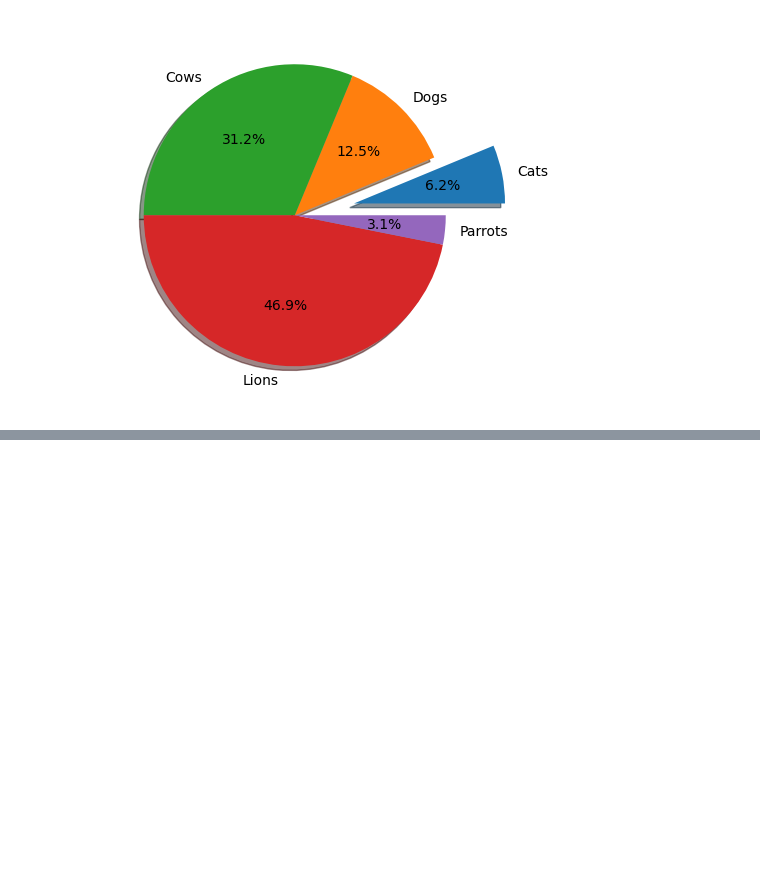
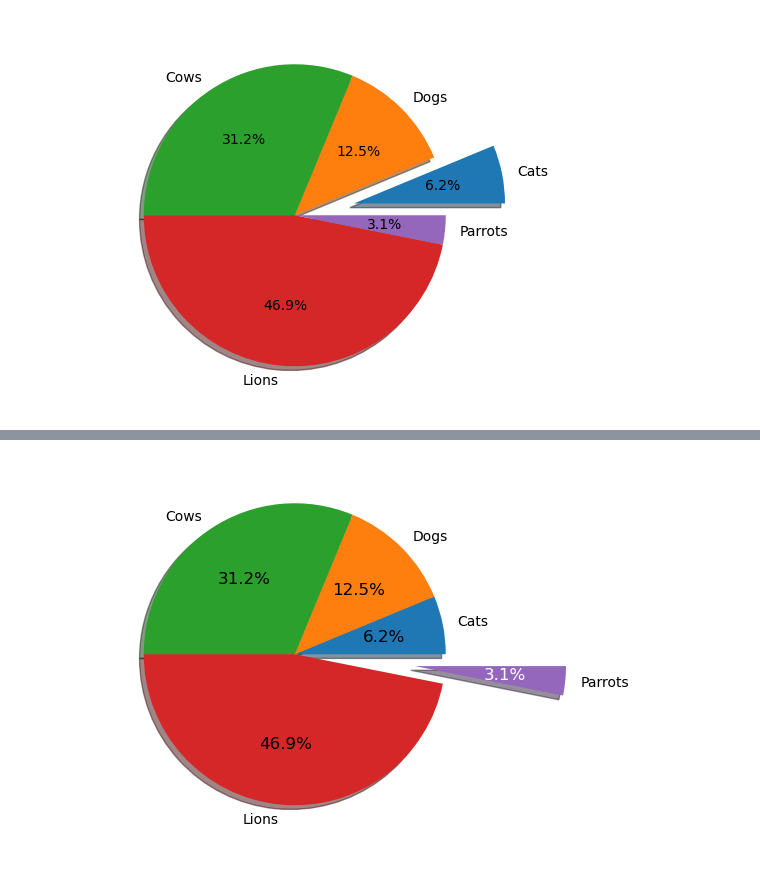
Before and after one commit to lavkushsingh31/ML-Practice-Exercises, a Jupyter notebook: Matplotlib Practice.ipynb, the cells around one changed output, grey strips where cells are left out. Cells and saved outputs as stored; diff of their text form; code cells hidden in the pictures; blank space fills up the shorter version.

```diff
--- a/Matplotlib Practice.ipynb
+++ b/Matplotlib Practice.ipynb
@@ -226,0 +232,10 @@ plt.show()
+# %%
+fig, ax = plt.subplots( figsize = (5, 5), dpi = 100)
+explode = (0, 0,0,0, 0.8)
+
+patches, texts, autotexts = ax.pie(sizes, labels = labels, autopct = '%1.1f%%', shadow = True, explode = explode)
+plt.setp(autotexts, size = 12, color = 'black')
+autotexts[4].set_color('white')
+plt.show()
+# %% [output]
+[figure, added]
```
Also changed, not shown: parts of 2 cells of this notebook.
